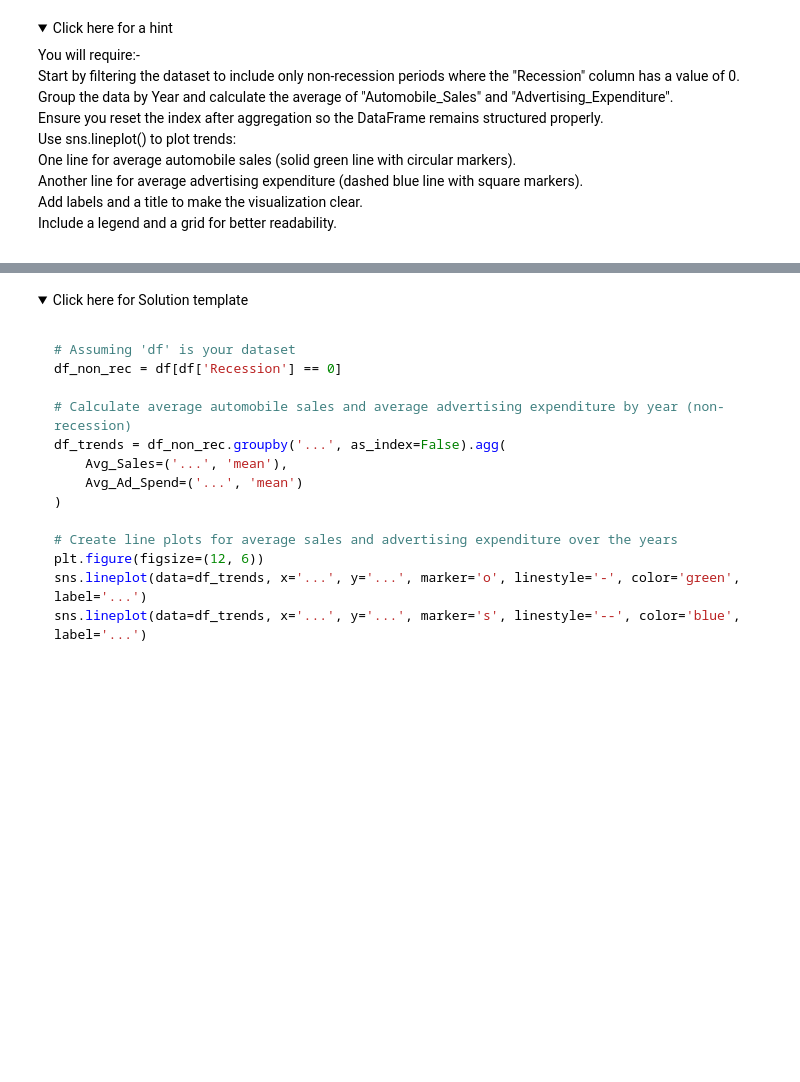
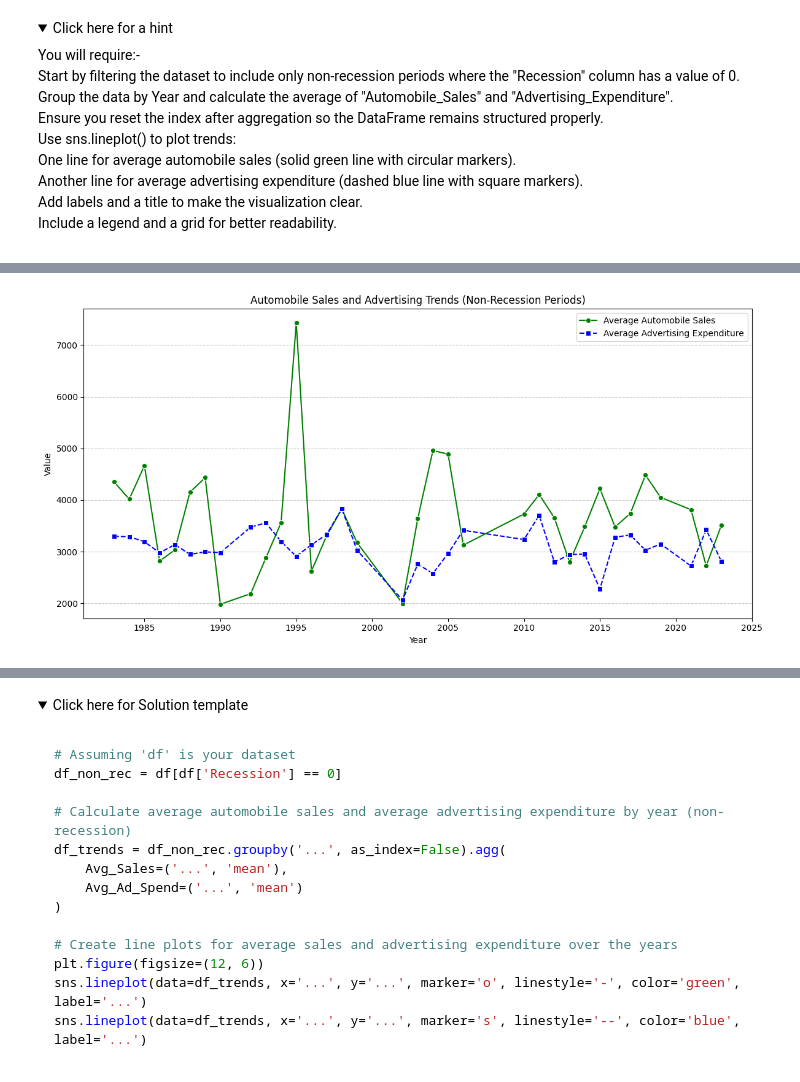
Before and after one commit to Karkinisal10/Coursera_assignment-, a Jupyter notebook: DV0101EN_Final_Assign_Part1.ipynb, the cells around one changed output, grey strips where cells are left out. Drawn from its saved outputs; the diff is of its cells as text; code cells hidden in the pictures; folded sections open; blank space fills up the shorter version.

```diff
--- a/DV0101EN_Final_Assign_Part1.ipynb
+++ b/DV0101EN_Final_Assign_Part1.ipynb
@@ -330,0 +372,46 @@ plt.show()
+# %%
+# Assuming 'df' is your dataset
+df_non_rec = df[df['Recession'] == 0]
+
+# Group by Year and calculate averages
+df_trends = df_non_rec.groupby('Year', as_index=False).agg(
+    Avg_Sales=('Automobile_Sales', 'mean'),
+    Avg_Ad_Spend=('Advertising_Expenditure', 'mean')
+)
+
+# Create line plots
+plt.figure(figsize=(12, 6))
+
+sns.lineplot(
+    data=df_trends,
+    x='Year',
+    y='Avg_Sales',
+    marker='o',
+    linestyle='-',
+    color='green',
+    label='Average Automobile Sales'
+)
+
+sns.lineplot(
+    data=df_trends,
+    x='Year',
+    y='Avg_Ad_Spend',
+    marker='s',
+    linestyle='--',
+    color='blue',
+    label='Average Advertising Expenditure'
+)
+
+# Labels and title
+plt.xlabel('Year')
+plt.ylabel('Value')
+plt.title('Automobile Sales and Advertising Trends (Non-Recession Periods)')
+
+# Legend and grid
+plt.legend()
+plt.grid(axis='y', linestyle='--', alpha=0.7)
+
+plt.tight_layout()
+plt.show()
+# %% [output]
+[figure, added]
```
Also changed, not shown: parts of 5 cells of this notebook.
